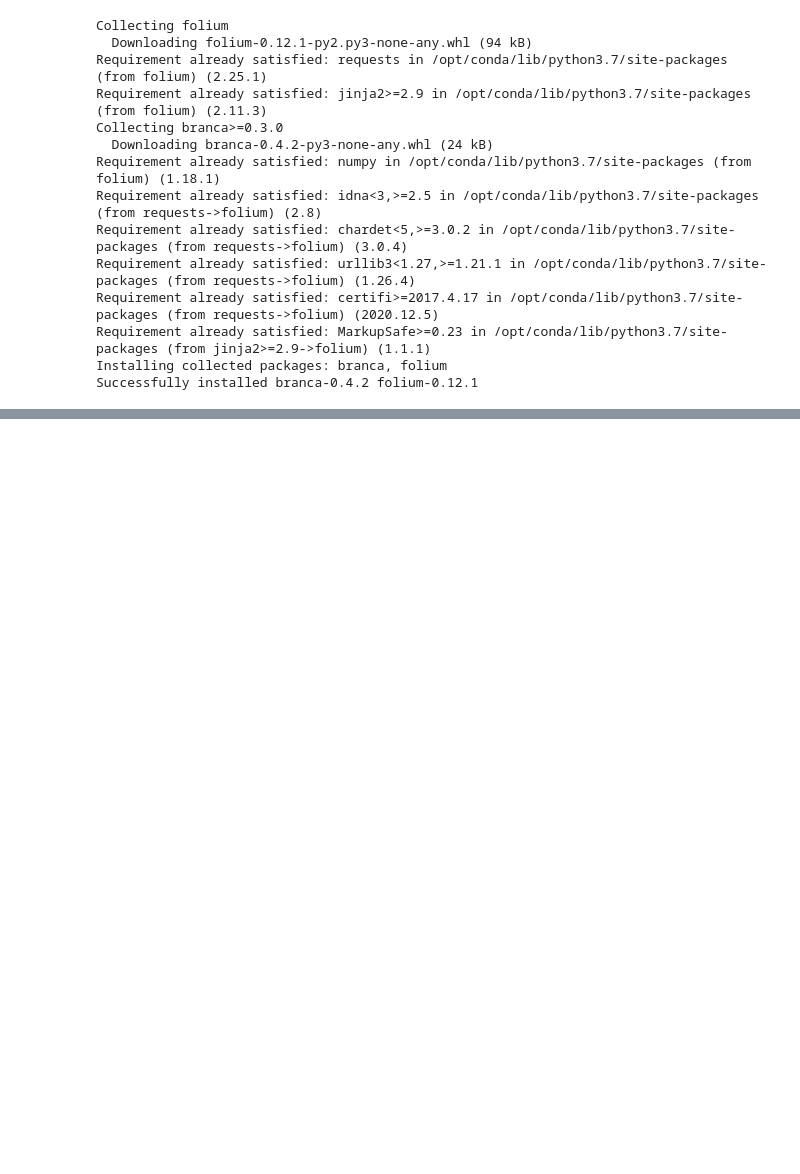
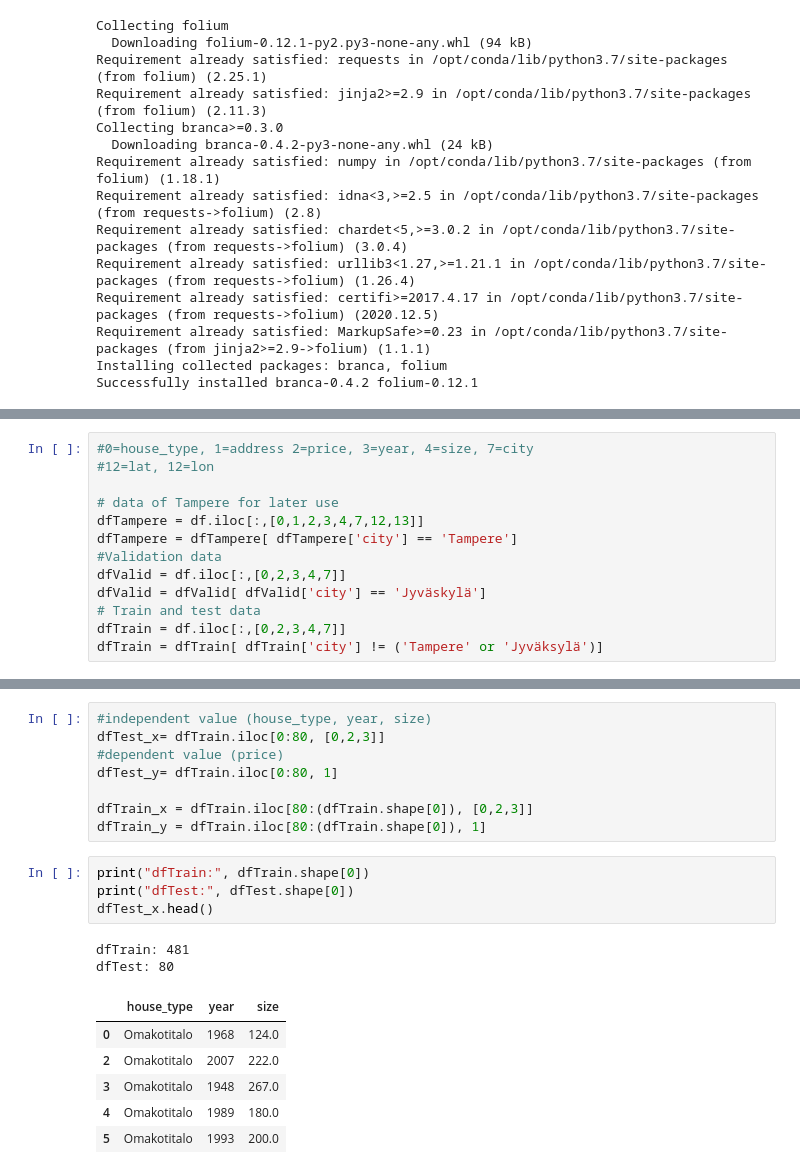
Before and after one commit to sarapaivi/joda, a Jupyter notebook: joda_ht.ipynb, the cells around one changed output, grey strips where cells are left out. Cells and saved outputs as stored; diff of their text form; blank space fills up the shorter version.

```diff
--- a/joda_ht.ipynb
+++ b/joda_ht.ipynb
@@ -349,0 +394,13 @@ my_map
+# %%
+#0=house_type, 1=address 2=price, 3=year, 4=size, 7=city
+#12=lat, 12=lon
+
+# data of Tampere for later use
+dfTampere = df.iloc[:,[0,1,2,3,4,7,12,13]]
+dfTampere = dfTampere[ dfTampere['city'] == 'Tampere']
+#Validation data
+dfValid = df.iloc[:,[0,2,3,4,7]]
+dfValid = dfValid[ dfValid['city'] == 'Jyväskylä']
+# Train and test data
+dfTrain = df.iloc[:,[0,2,3,4,7]]
+dfTrain = dfTrain[ dfTrain['city'] != ('Tampere' or 'Jyväksylä')]
@@ -349,0 +415,21 @@ my_map
+# %%
+#independent value (house_type, year, size)
+dfTest_x= dfTrain.iloc[0:80, [0,2,3]]
+#dependent value (price)
+dfTest_y= dfTrain.iloc[0:80, 1]
+
+dfTrain_x = dfTrain.iloc[80:(dfTrain.shape[0]), [0,2,3]]
+dfTrain_y = dfTrain.iloc[80:(dfTrain.shape[0]), 1]
+# %%
+print("dfTrain:", dfTrain.shape[0])
+print("dfTest:", dfTest.shape[0])
+dfTest_x.head()
+# %% [output]
+dfTrain: 481
+dfTest: 80
+|  | house_type | year | size |
+| 0 | Omakotitalo | 1968 | 124.0 |
+| 2 | Omakotitalo | 2007 | 222.0 |
+| 3 | Omakotitalo | 1948 | 267.0 |
+| 4 | Omakotitalo | 1989 | 180.0 |
+| 5 | Omakotitalo | 1993 | 200.0 |
```
Also changed, not shown: parts of 14 cells of this notebook.
